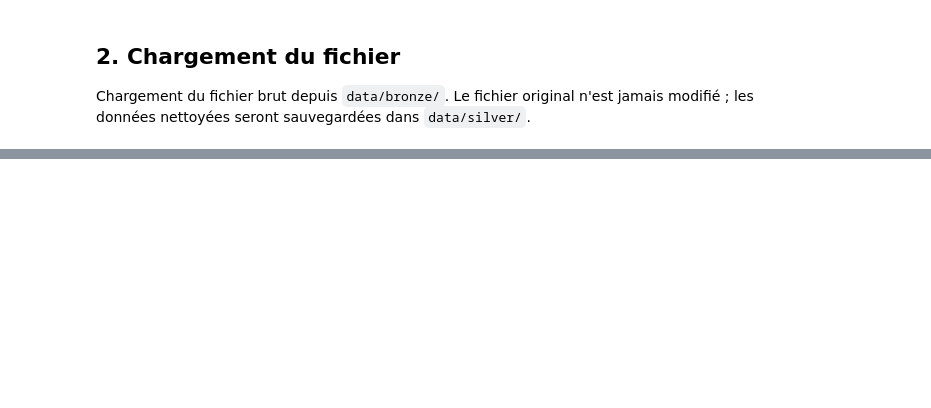
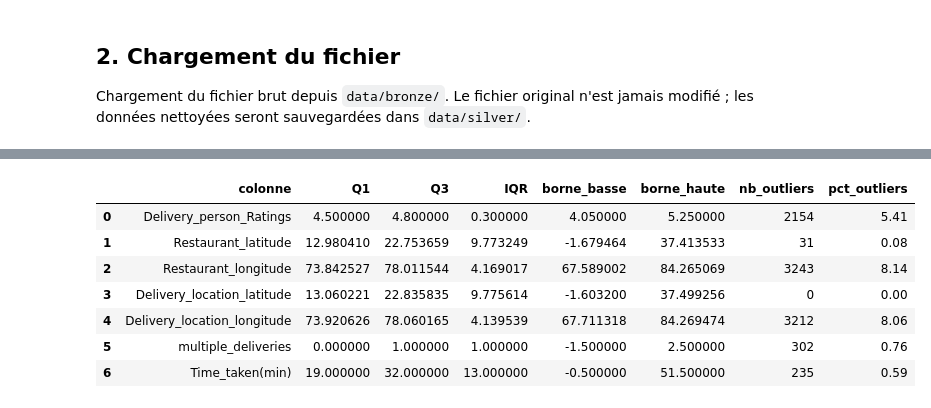
Before and after one commit to jerymy-k/DeliveryETA, a Jupyter notebook: nootbooks/data_cleaning.ipynb, the cells around one changed output, grey strips where cells are left out. Drawn from its saved outputs; the diff is of its cells as text; code cells hidden in the pictures; blank space fills up the shorter version.

```diff
--- a/nootbooks/data_cleaning.ipynb
+++ b/nootbooks/data_cleaning.ipynb
@@ -726,0 +69,7 @@ dtype: int64
+# %%
+df = df.drop(columns=[
+    'Delivery_person_ID', 'Delivery_person_Age',
+    'Order_Date', 'Time_Orderd', 'Time_Order_picked',
+    'Vehicle_condition', 'Type_of_order', 'Festival', 'City'
+])
+df.info()
@@ -726,0 +301,7 @@ dtype: int64
+# %%
+dup_rows = df.duplicated().sum()
+dup_ids = df['ID'].duplicated().sum()
+print(f"Lignes entièrement dupliquées : {dup_rows}")
+print(f"ID de commande dupliqués : {dup_ids}")
+
+df = df.drop_duplicates()
@@ -726,0 +330,9 @@ dtype: int64
+# %%
+outlier_cols = num_cols + [target]
+
+for col in outlier_cols:
+    plt.figure(figsize=(8, 3))
+    sns.boxplot(x=df[col])
+    plt.title(f"Boxplot de {col}")
+    plt.tight_layout()
+    plt.show()
@@ -726,0 +347,26 @@ dtype: int64
+# %%
+outlier_summary = []
+for col in outlier_cols:
+    q1 = df[col].quantile(0.25)
+    q3 = df[col].quantile(0.75)
+    iqr = q3 - q1
+    lower = q1 - 1.5 * iqr
+    upper = q3 + 1.5 * iqr
+    n_outliers = ((df[col] < lower) | (df[col] > upper)).sum()
+    outlier_summary.append({
+        "colonne": col, "Q1": q1, "Q3": q3, "IQR": iqr,
+        "borne_basse": lower, "borne_haute": upper,
+        "nb_outliers": n_outliers,
+        "pct_outliers": round(n_outliers / len(df) * 100, 2)
+    })
+
+pd.DataFrame(outlier_summary)
+# %% [output]
+|  | colonne | Q1 | Q3 | IQR | borne_basse | borne_haute | nb_outliers | pct_outliers |
+| 0 | Delivery_person_Ratings | 4.500000 | 4.800000 | 0.300000 | 4.050000 | 5.250000 | 2154 | 5.41 |
+| 1 | Restaurant_latitude | 12.980410 | 22.753659 | 9.773249 | -1.679464 | 37.413533 | 31 | 0.08 |
+| 2 | Restaurant_longitude | 73.842527 | 78.011544 | 4.169017 | 67.589002 | 84.265069 | 3243 | 8.14 |
+| 3 | Delivery_location_latitude | 13.060221 | 22.835835 | 9.775614 | -1.603200 | 37.499256 | 0 | 0.00 |
+| 4 | Delivery_location_longitude | 73.920626 | 78.060165 | 4.139539 | 67.711318 | 84.269474 | 3212 | 8.06 |
+| 5 | multiple_deliveries | 0.000000 | 1.000000 | 1.000000 | -1.500000 | 2.500000 | 302 | 0.76 |
+| 6 | Time_taken(min) | 19.000000 | 32.000000 | 13.000000 | -0.500000 | 51.500000 | 235 | 0.59 |
```
Also changed, not shown: parts of 75 cells of this notebook, 2 other files.
